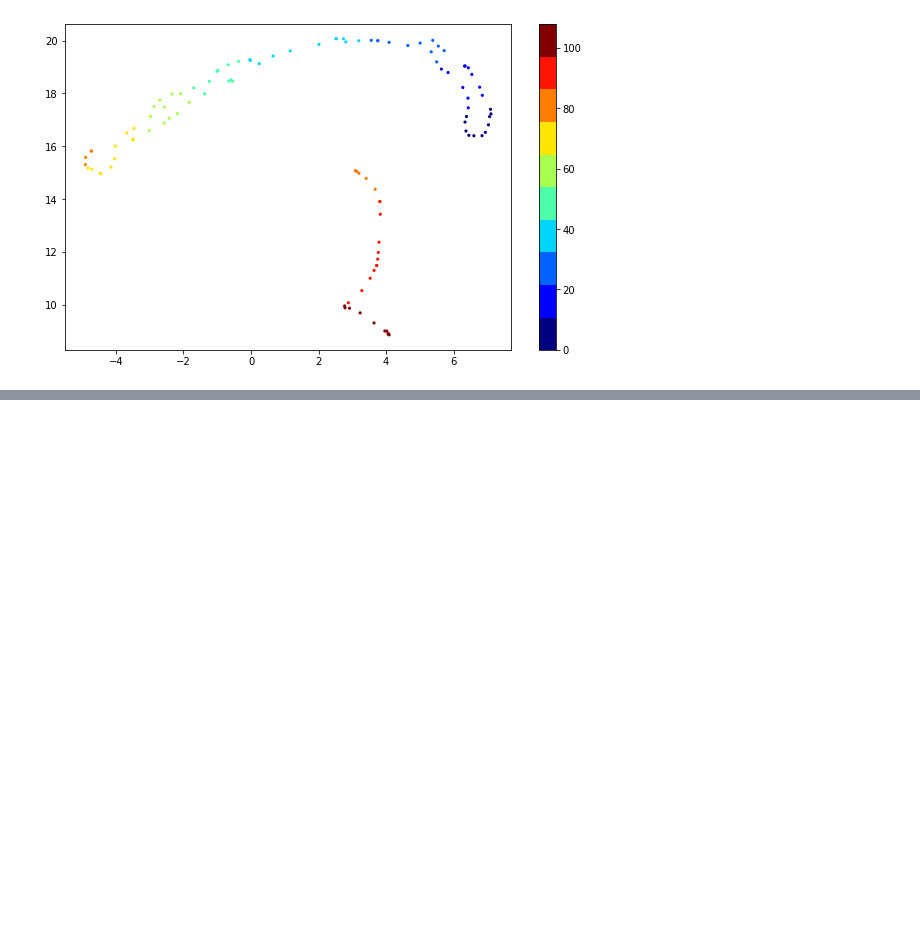
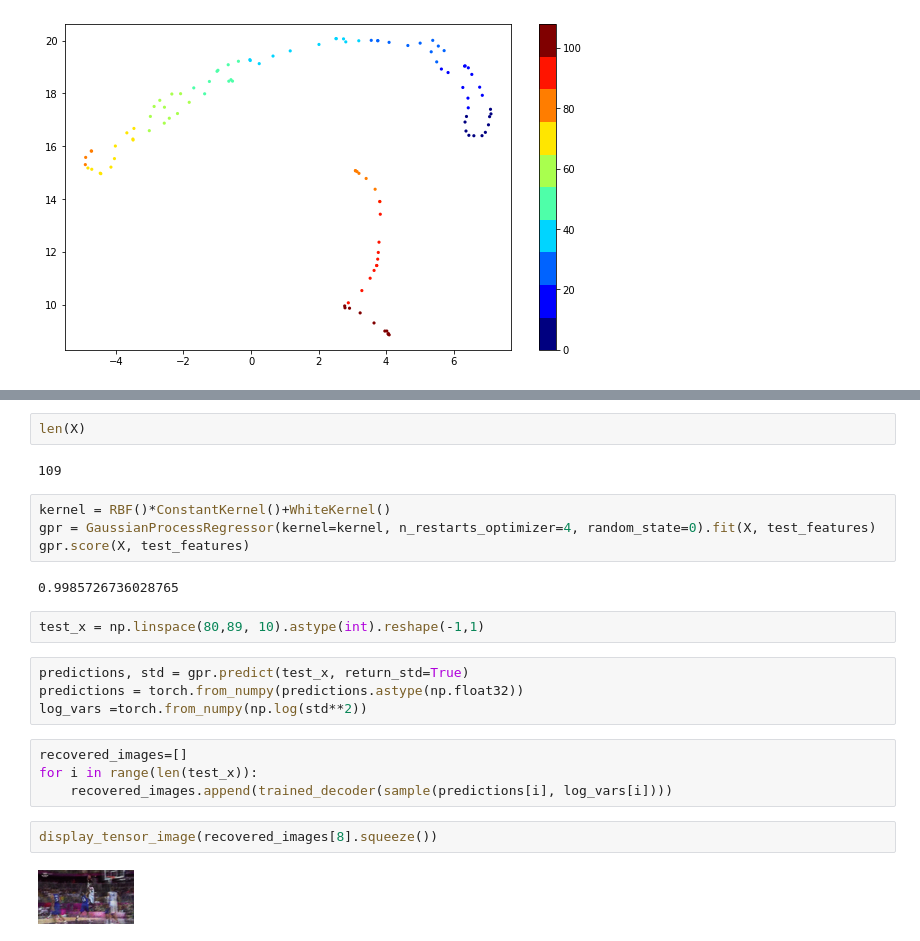
Before and after one commit to joshpapermaster/CS395T-FinalProject, a Jupyter notebook: FinalProject.ipynb, the cells around one changed output, grey strips where cells are left out. Drawn from its saved outputs; the diff is of its cells as text; blank space fills up the shorter version.

```diff
--- a/FinalProject.ipynb
+++ b/FinalProject.ipynb
@@ -383,0 +392,24 @@ plt.colorbar()
+# %%
+len(X)
+# %% [output]
+109
+# %%
+kernel = RBF()*ConstantKernel()+WhiteKernel()
+gpr = GaussianProcessRegressor(kernel=kernel, n_restarts_optimizer=4, random_state=0).fit(X, test_features)
+gpr.score(X, test_features)
+# %% [output]
+0.9985726736028765
+# %%
+test_x = np.linspace(80,89, 10).astype(int).reshape(-1,1)
+# %%
+predictions, std = gpr.predict(test_x, return_std=True)
+predictions = torch.from_numpy(predictions.astype(np.float32))
+log_vars =torch.from_numpy(np.log(std**2))
+# %%
+recovered_images=[]
+for i in range(len(test_x)):
+    recovered_images.append(trained_decoder(sample(predictions[i], log_vars[i])))
+# %%
+display_tensor_image(recovered_images[8].squeeze())
+# %% [output]
+[figure, added]
```
Also changed, not shown: parts of 2 cells of this notebook.
